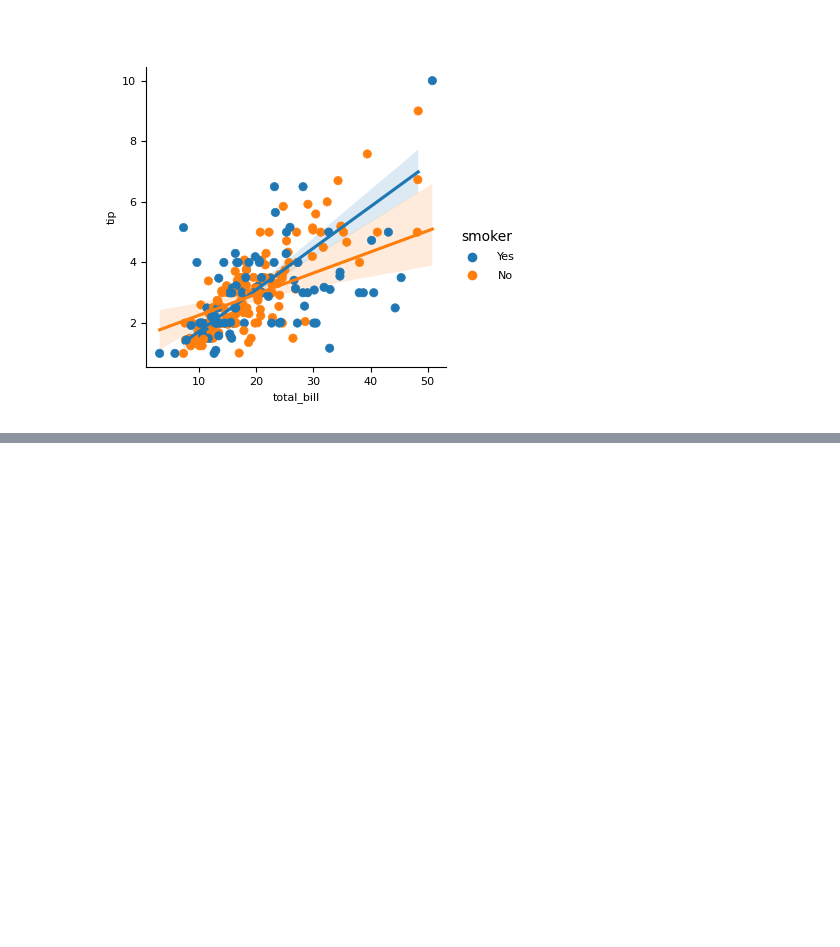
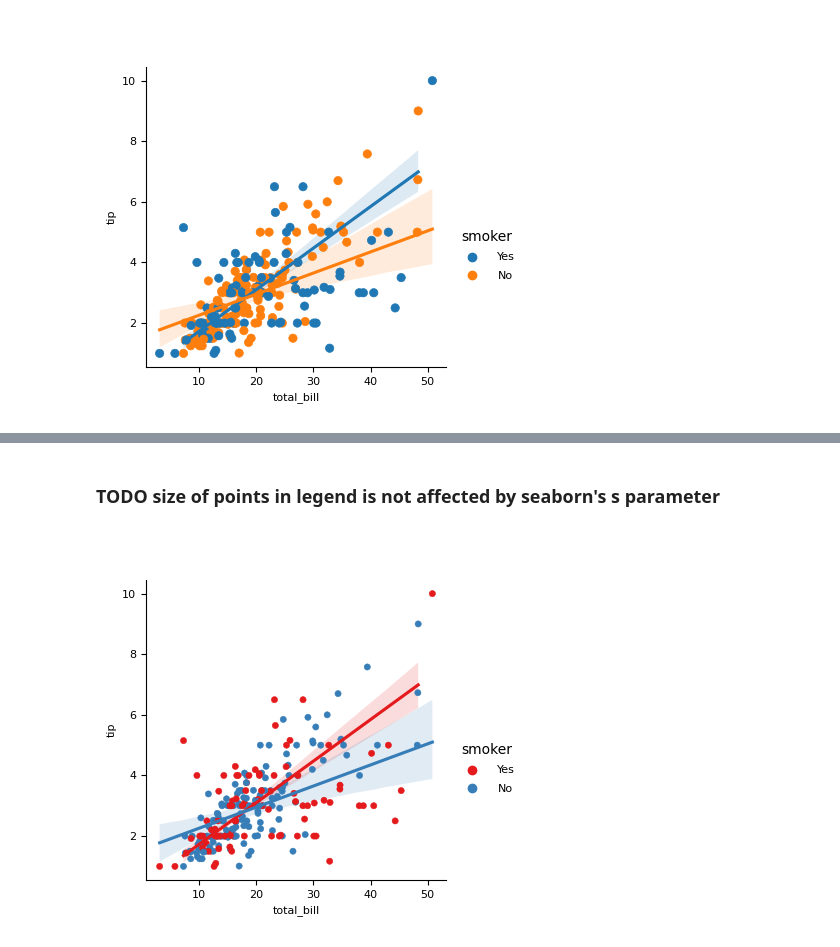
Before and after one commit to mwshinn/CanD, a Jupyter notebook: doc/gallery/seaborn_fig2ax.ipynb, the cells around one changed output, grey strips where cells are left out. Saved outputs shown, nothing was run; the diff lists cells and outputs as text; code cells hidden in the pictures; blank space fills up the shorter version.

```diff
--- a/doc/gallery/seaborn_fig2ax.ipynb
+++ b/doc/gallery/seaborn_fig2ax.ipynb
@@ -1743,0 +1751,27 @@ c.show()
+# %% [markdown]
+### TODO size of points in legend is not affected by seaborn's s parameter
+# %%
+# CanD way
+
+hue="smoker"
+
+# Create a canvas 6 in x 6 in.
+c = Canvas(4.6, 4, "in")
+
+# alternative one-liner
+ax = c.add_axis("scatter", Point(.5, .5, "in"), Point(3.5, 3.5, "in"))
+
+for h, colour in zip(tips[hue].unique(), sns.color_palette('Set1')):
+    sns.regplot(x="total_bill", y="tip", data=tips[tips[hue]==h], ax=ax, scatter=False, color=colour)
+
+sns.scatterplot(x="total_bill", y="tip", hue=hue, data=tips, palette="Set1", ax=ax, edgecolor=None, s=20)
+# remove the left and top spine
+sns.despine(ax=ax)
+
+# Adjust the legend position
+ax.legend_.set_bbox_to_anchor((1, 0.5))
+ax.legend_.get_frame().set_edgecolor('none')
+
+c.show()
+# %% [output]
+[figure, added]
```
Also changed, not shown: parts of 20 cells of this notebook.
